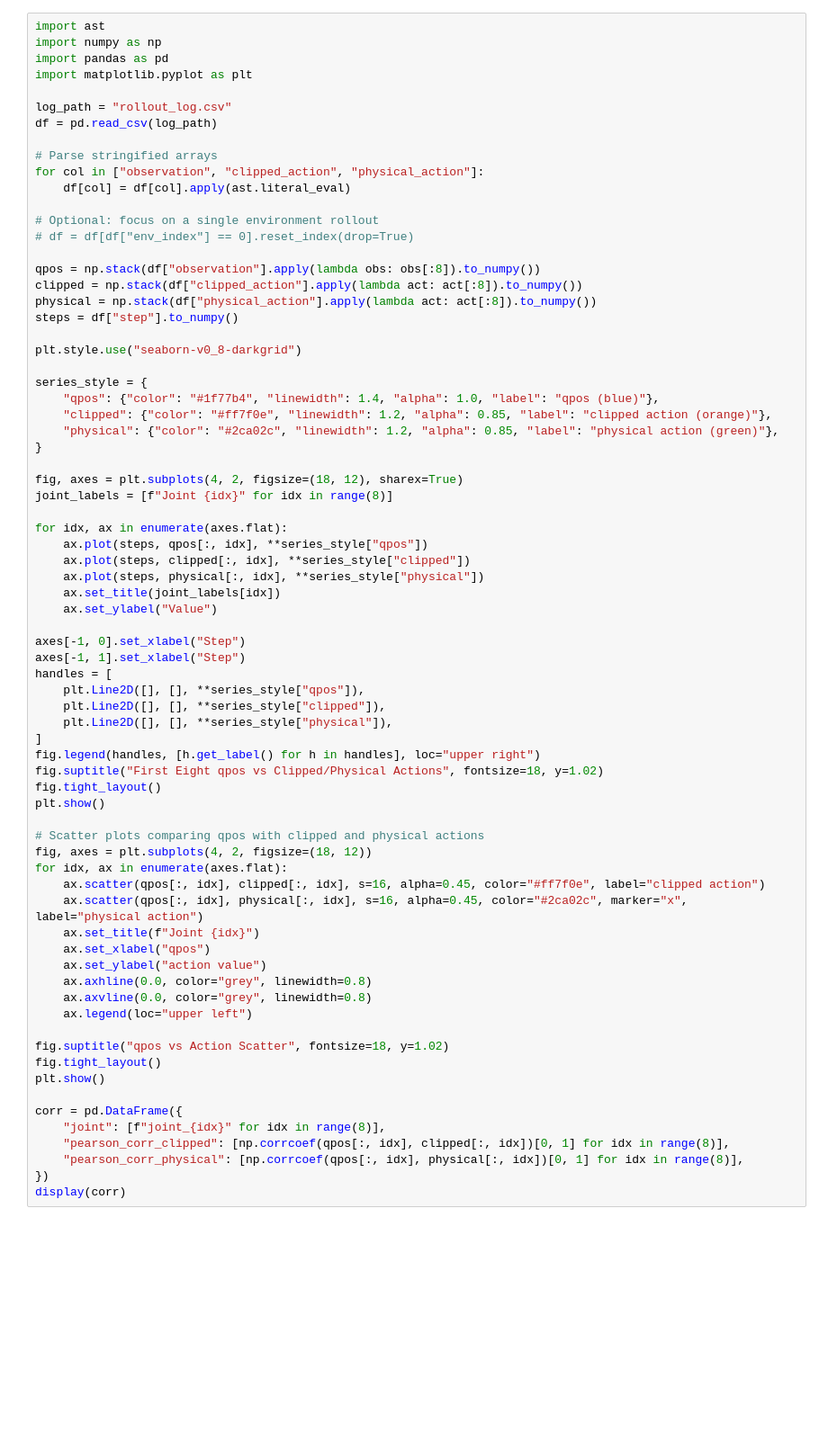
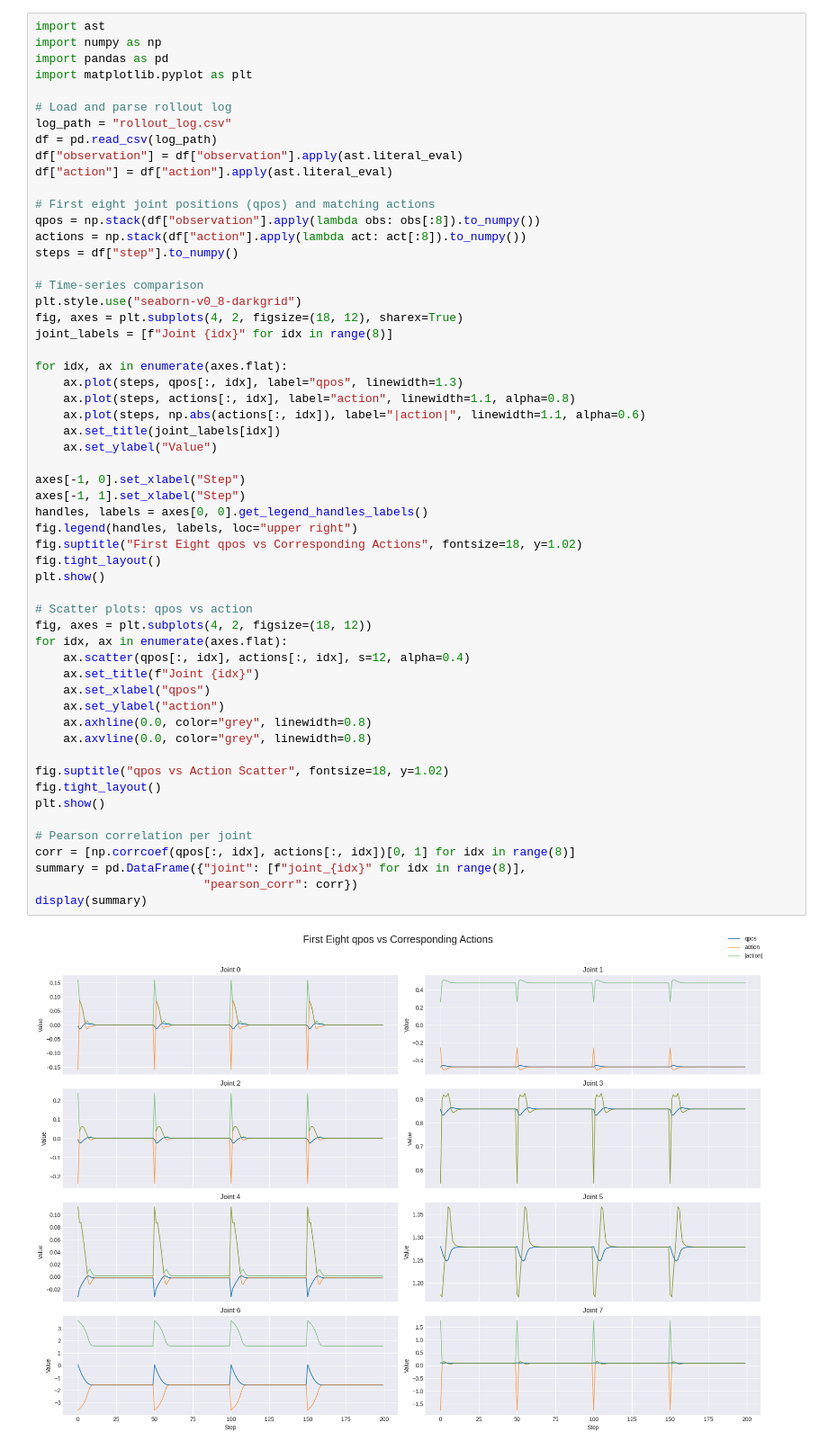
Before and after one commit to kotaro-kaji/maniskill_exp, a Jupyter notebook: check_diff_command_obs.ipynb, the cells around one changed output. Shown at 90% size. Saved outputs shown, nothing was run; the diff lists cells and outputs as text; blank space fills up the shorter version.

```diff
--- a/check_diff_command_obs.ipynb
+++ b/check_diff_command_obs.ipynb
@@ -4,70 +4,55 @@ import numpy as np
 import pandas as pd
 import matplotlib.pyplot as plt
 
+# Load and parse rollout log
 log_path = "rollout_log.csv"
 df = pd.read_csv(log_path)
+df["observation"] = df["observation"].apply(ast.literal_eval)
+df["action"] = df["action"].apply(ast.literal_eval)
 
-# Parse stringified arrays
-for col in ["observation", "clipped_action", "physical_action"]:
-    df[col] = df[col].apply(ast.literal_eval)
-
-# Optional: focus on a single environment rollout
-# df = df[df["env_index"] == 0].reset_index(drop=True)
-
+# First eight joint positions (qpos) and matching actions
 qpos = np.stack(df["observation"].apply(lambda obs: obs[:8]).to_numpy())
-clipped = np.stack(df["clipped_action"].apply(lambda act: act[:8]).to_numpy())
-physical = np.stack(df["physical_action"].apply(lambda act: act[:8]).to_numpy())
+actions = np.stack(df["action"].apply(lambda act: act[:8]).to_numpy())
 steps = df["step"].to_numpy()
 
+# Time-series comparison
 plt.style.use("seaborn-v0_8-darkgrid")
-
-series_style = {
-    "qpos": {"color": "#1f77b4", "linewidth": 1.4, "alpha": 1.0, "label": "qpos (blue)"},
-    "clipped": {"color": "#ff7f0e", "linewidth": 1.2, "alpha": 0.85, "label": "clipped action (orange)"},
-    "physical": {"color": "#2ca02c", "linewidth": 1.2, "alpha": 0.85, "label": "physical action (green)"},
-}
-
 fig, axes = plt.subplots(4, 2, figsize=(18, 12), sharex=True)
 joint_labels = [f"Joint {idx}" for idx in range(8)]
 
 for idx, ax in enumerate(axes.flat):
-    ax.plot(steps, qpos[:, idx], **series_style["qpos"])
-    ax.plot(steps, clipped[:, idx], **series_style["clipped"])
-    ax.plot(steps, physical[:, idx], **series_style["physical"])
+    ax.plot(steps, qpos[:, idx], label="qpos", linewidth=1.3)
+    ax.plot(steps, actions[:, idx], label="action", linewidth=1.1, alpha=0.8)
+    ax.plot(steps, np.abs(actions[:, idx]), label="|action|", linewidth=1.1, alpha=0.6)
     ax.set_title(joint_labels[idx])
     ax.set_ylabel("Value")
 
 axes[-1, 0].set_xlabel("Step")
 axes[-1, 1].set_xlabel("Step")
-handles = [
-    plt.Line2D([], [], **series_style["qpos"]),
-    plt.Line2D([], [], **series_style["clipped"]),
-    plt.Line2D([], [], **series_style["physical"]),
-]
-fig.legend(handles, [h.get_label() for h in handles], loc="upper right")
-fig.suptitle("First Eight qpos vs Clipped/Physical Actions", fontsize=18, y=1.02)
+handles, labels = axes[0, 0].get_legend_handles_labels()
+fig.legend(handles, labels, loc="upper right")
+fig.suptitle("First Eight qpos vs Corresponding Actions", fontsize=18, y=1.02)
 fig.tight_layout()
 plt.show()
 
-# Scatter plots comparing qpos with clipped and physical actions
+# Scatter plots: qpos vs action
 fig, axes = plt.subplots(4, 2, figsize=(18, 12))
 for idx, ax in enumerate(axes.flat):
-    ax.scatter(qpos[:, idx], clipped[:, idx], s=16, alpha=0.45, color="#ff7f0e", label="clipped action")
-    ax.scatter(qpos[:, idx], physical[:, idx], s=16, alpha=0.45, color="#2ca02c", marker="x", label="physical action")
+    ax.scatter(qpos[:, idx], actions[:, idx], s=12, alpha=0.4)
     ax.set_title(f"Joint {idx}")
     ax.set_xlabel("qpos")
-    ax.set_ylabel("action value")
+    ax.set_ylabel("action")
     ax.axhline(0.0, color="grey", linewidth=0.8)
     ax.axvline(0.0, color="grey", linewidth=0.8)
-    ax.legend(loc="upper left")
 
 fig.suptitle("qpos vs Action Scatter", fontsize=18, y=1.02)
 fig.tight_layout()
 plt.show()
 
-corr = pd.DataFrame({
-    "joint": [f"joint_{idx}" for idx in range(8)],
-    "pearson_corr_clipped": [np.corrcoef(qpos[:, idx], clipped[:, idx])[0, 1] for idx in range(8)],
-    "pearson_corr_physical": [np.corrcoef(qpos[:, idx], physical[:, idx])[0, 1] for idx in range(8)],
-})
-display(corr)
+# Pearson correlation per joint
+corr = [np.corrcoef(qpos[:, idx], actions[:, idx])[0, 1] for idx in range(8)]
+summary = pd.DataFrame({"joint": [f"joint_{idx}" for idx in range(8)],
+                        "pearson_corr": corr})
+display(summary)
+# %% [output]
+[figure, added]
```
Also changed, not shown: parts of 3 cells of this notebook, 3 other files.
